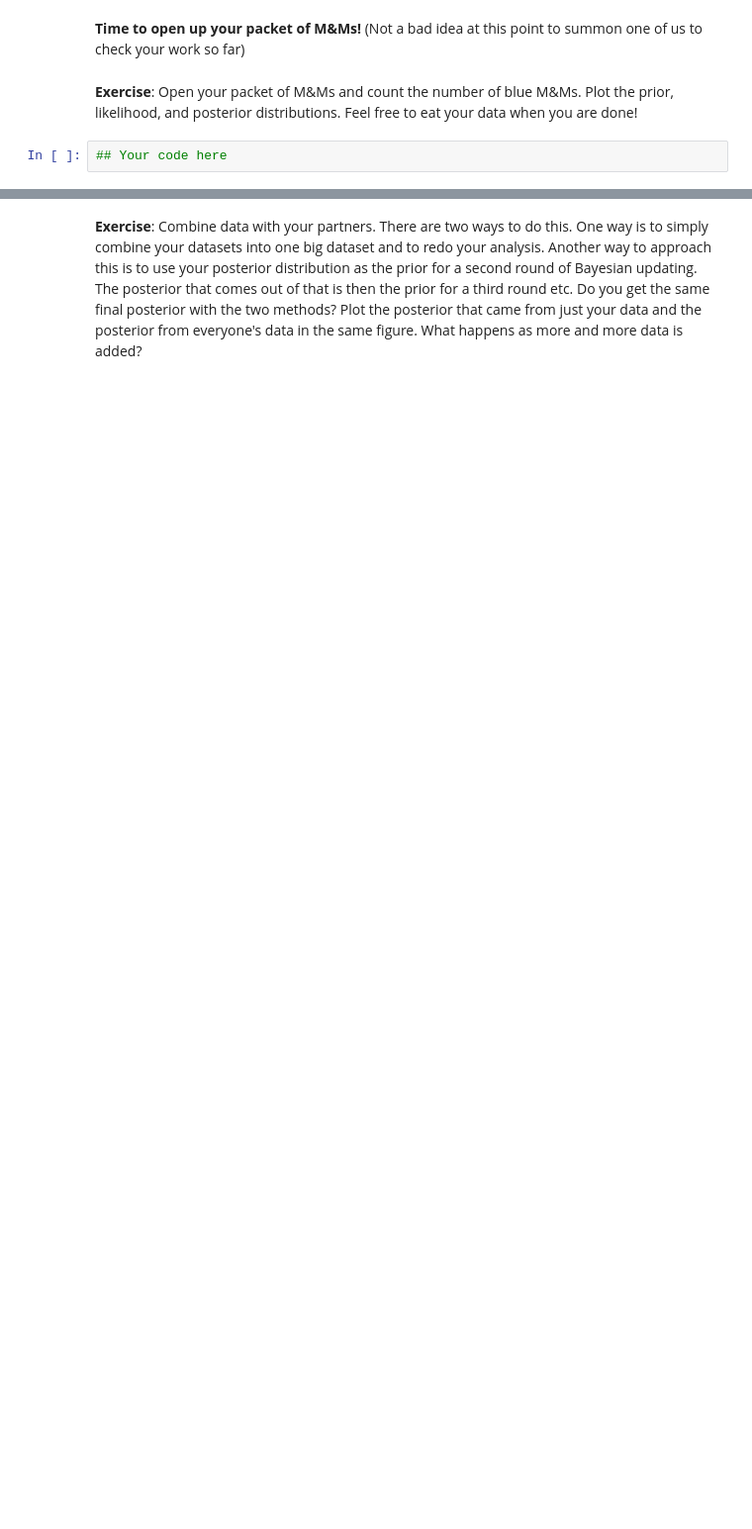
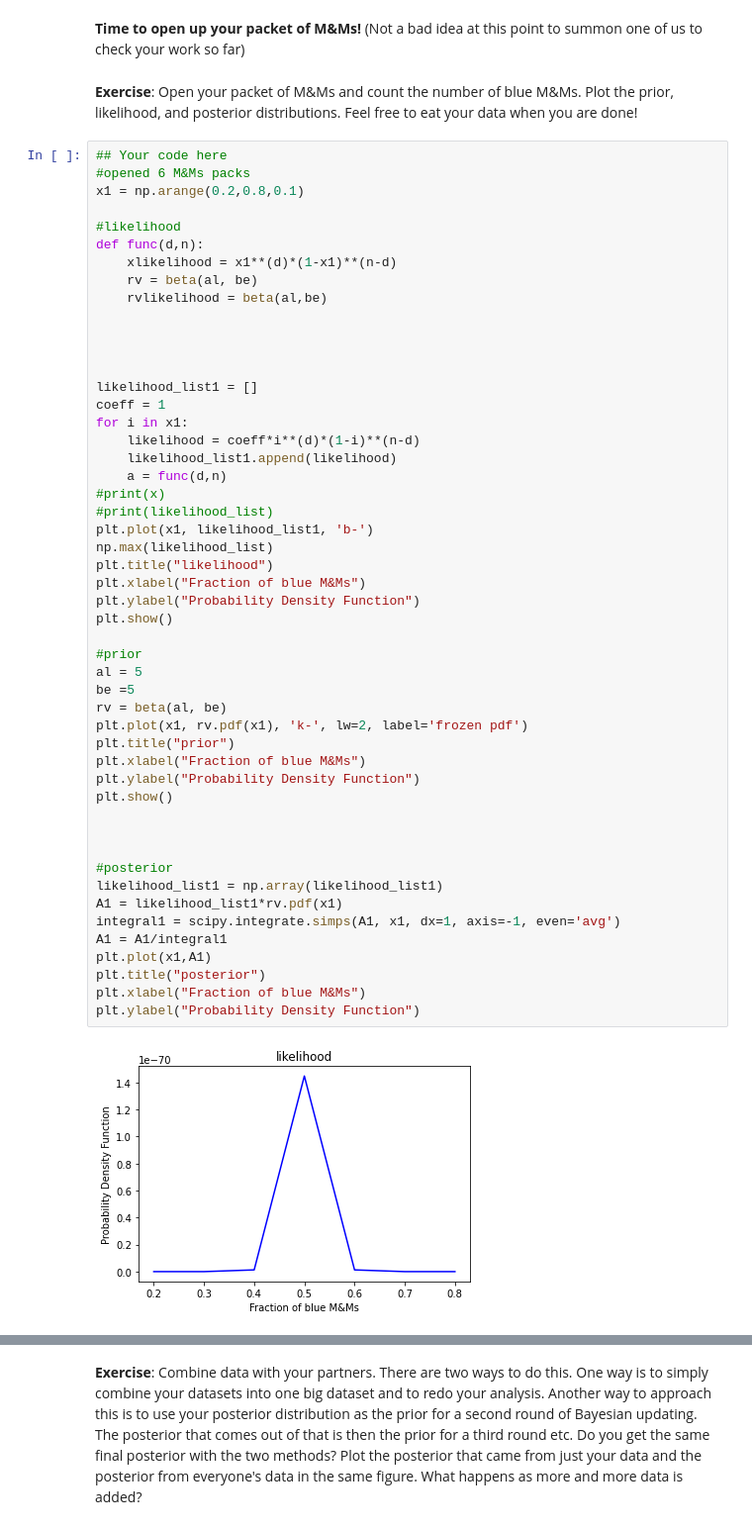
Before and after one commit to SaadNaeem96/Astrophysics_DataScience, a Jupyter notebook: CodingLab05/CodingLab05_Bayes.ipynb, the cells around one changed output, grey strips where cells are left out. Shown: that part at 99% size. Drawn from its saved outputs; the diff is of its cells as text; blank space fills up the shorter version.

```diff
--- a/CodingLab05/CodingLab05_Bayes.ipynb
+++ b/CodingLab05/CodingLab05_Bayes.ipynb
@@ -97,5 +187,55 @@ __Exercise__: Write some code that will take in your measured data ($d$ blue M&M
 __Time to open up your packet of M&Ms!__ (Not a bad idea at this point to summon one of us to check your work so far)
 # %% [markdown]
 __Exercise__: Open your packet of M&Ms and count the number of blue M&Ms. Plot the prior, likelihood, and posterior distributions. Feel free to eat your data when you are done!
-# %%
-## Your code here
+# %%
+## Your code here
+#opened 6 M&Ms packs
+x1 = np.arange(0.2,0.8,0.1)
+
+#likelihood
+def func(d,n):
+    xlikelihood = x1**(d)*(1-x1)**(n-d)
+    rv = beta(al, be)
+    rvlikelihood = beta(al,be)
+
+
+
+
+likelihood_list1 = []
+coeff = 1
+for i in x1:
+    likelihood = coeff*i**(d)*(1-i)**(n-d)
+    likelihood_list1.append(likelihood)
+    a = func(d,n)
+#print(x)
+#print(likelihood_list)
+plt.plot(x1, likelihood_list1, 'b-')
+np.max(likelihood_list)
+plt.title("likelihood")
+plt.xlabel("Fraction of blue M&Ms")
+plt.ylabel("Probability Density Function")
+plt.show()
+
+#prior
+al = 5
+be =5
+rv = beta(al, be)
+plt.plot(x1, rv.pdf(x1), 'k-', lw=2, label='frozen pdf')
+plt.title("prior")
+plt.xlabel("Fraction of blue M&Ms")
+plt.ylabel("Probability Density Function")
+plt.show()
+
+
+
+#posterior
+likelihood_list1 = np.array(likelihood_list1)
+A1 = likelihood_list1*rv.pdf(x1)
+integral1 = scipy.integrate.simps(A1, x1, dx=1, axis=-1, even='avg')
+A1 = A1/integral1
+plt.plot(x1,A1)
+plt.title("posterior")
+plt.xlabel("Fraction of blue M&Ms")
+plt.ylabel("Probability Density Function")
+# %% [output]
+[figure, added]
```
Also changed, not shown: parts of 7 cells of this notebook, 13 other files.
